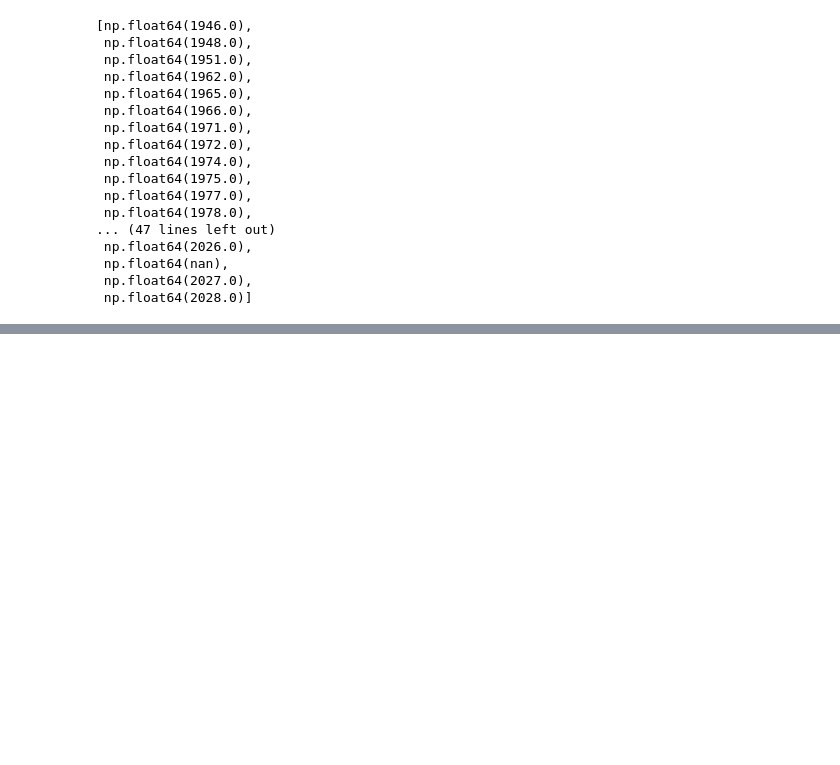
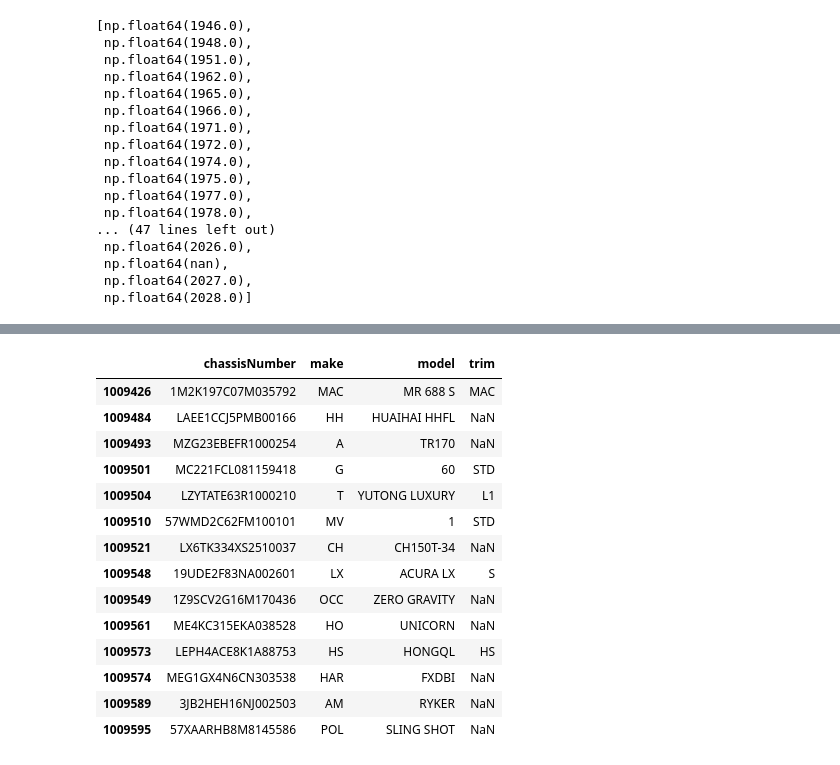
Before and after one commit to ManavKatrodiyaOpash/vin-sphere-python, a Jupyter notebook: car_app_dev/deep_clean.ipynb, the cells around one changed output, grey strips where cells are left out. Saved outputs shown, nothing was run; the diff lists cells and outputs as text; code cells hidden in the pictures; blank space fills up the shorter version.

```diff
--- a/car_app_dev/deep_clean.ipynb
+++ b/car_app_dev/deep_clean.ipynb
@@ -187,0 +342,14 @@ Name: count, dtype: int64
+# %%
+model_to_make = {
+    "MINI COUPE": "MINI",
+    "UNICORN": "HONDA",          # verify from model column first
+    "YBR": "YAMAHA",             # Yamaha YBR series
+    "TRD": "TOYOTA",             # Toyota Racing Development
+    "SPYDER": "CAN-AM",          # Can-Am Spyder
+    "SHARMAX ENDURO": "SHARMAX",
+    "CHANGHUA - MAX": "CHANGHUA",
+    "BAOJUN YEP": "BAOJUN",
+    "GRAND TIGER":"ZXAUTO"
+}
+# %%
+df["make"] = df["make"].replace(model_to_make)
@@ -187,0 +383,26 @@ Name: count, dtype: int64
+# %%
+suspects = [
+    "A","AM","CH","G","HAR",
+    "HH","HO","HS","LX",
+    "MAC","MV","OCC","POL","T"
+]
+
+df[df["make"].isin(suspects)][
+    ["chassisNumber","make","model","trim"]
+].head(100)
+# %% [output]
+|  | chassisNumber | make | model | trim |
+| 1009426 | 1M2K197C07M035792 | MAC | MR 688 S | MAC |
+| 1009484 | LAEE1CCJ5PMB00166 | HH | HUAIHAI HHFL | NaN |
+| 1009493 | MZG23EBEFR1000254 | A | TR170 | NaN |
+| 1009501 | MC221FCL081159418 | G | 60 | STD |
+| 1009504 | LZYTATE63R1000210 | T | YUTONG LUXURY | L1 |
+| 1009510 | 57WMD2C62FM100101 | MV | 1 | STD |
+| 1009521 | LX6TK334XS2510037 | CH | CH150T-34 | NaN |
+| 1009548 | 19UDE2F83NA002601 | LX | ACURA LX | S |
+| 1009549 | 1Z9SCV2G16M170436 | OCC | ZERO GRAVITY | NaN |
+| 1009561 | ME4KC315EKA038528 | HO | UNICORN | NaN |
+| 1009573 | LEPH4ACE8K1A88753 | HS | HONGQL | HS |
+| 1009574 | MEG1GX4N6CN303538 | HAR | FXDBI | NaN |
+| 1009589 | 3JB2HEH16NJ002503 | AM | RYKER | NaN |
+| 1009595 | 57XAARHB8M8145586 | POL | SLING SHOT | NaN |
```
Also changed, not shown: parts of 121 cells of this notebook, 3 other files.
